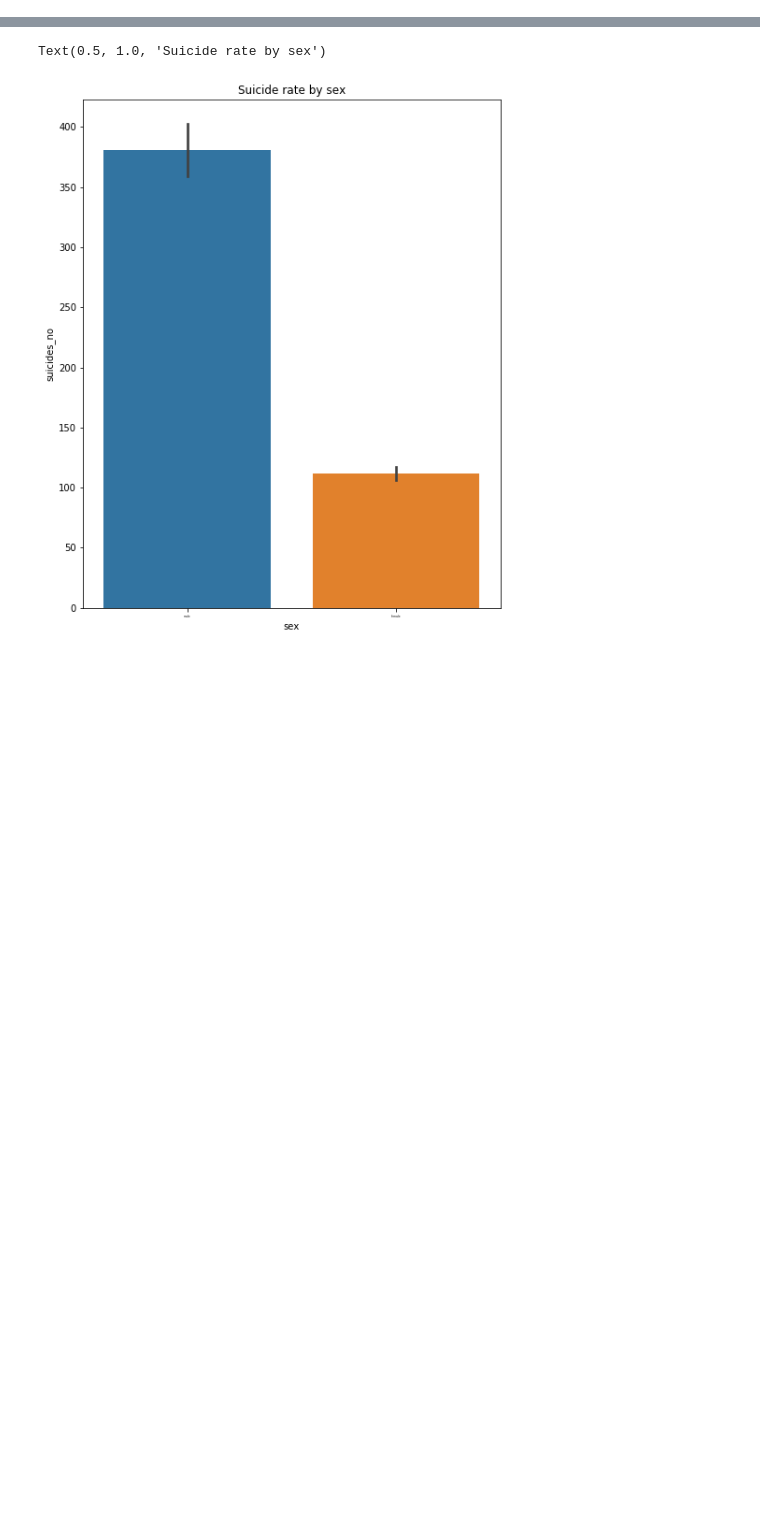
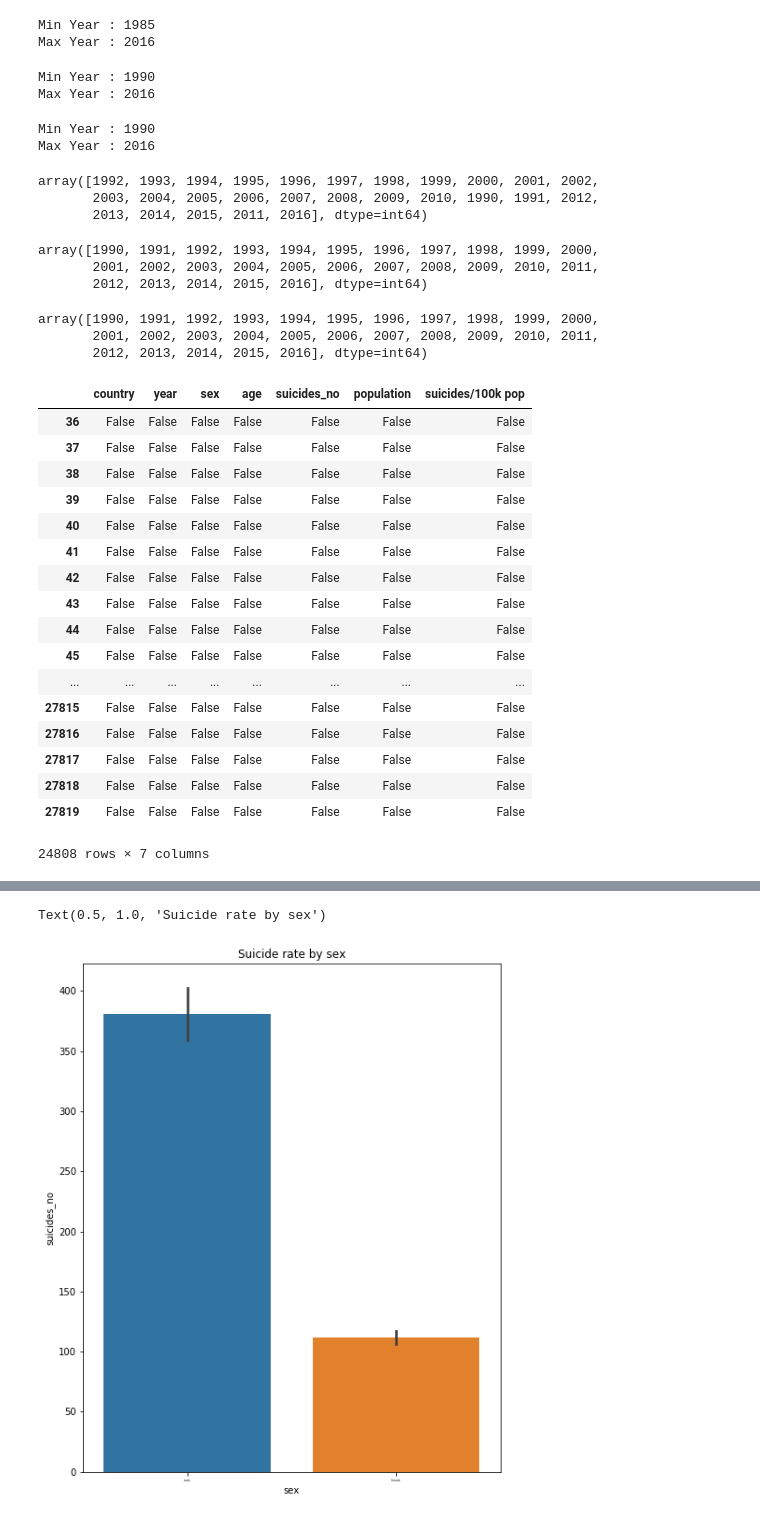
Before and after one commit to ndanni/Suicide_analysis, a Jupyter notebook: project/ndane_capstone_project.ipynb, the cells around one changed output, grey strips where cells are left out. Drawn from its saved outputs; the diff is of its cells as text; code cells hidden in the pictures; blank space fills up the shorter version.

```diff
--- a/project/ndane_capstone_project.ipynb
+++ b/project/ndane_capstone_project.ipynb
@@ -147,0 +71,4 @@ Text(0.5, 1.0, 'Suicide rate by age')
+# %%
+#dropping columns that are not useful in this analysis
+to_drop1 = ['country-year', 'HDI for year', ' gdp_for_year ($) ', 'gdp_per_capita ($)', 'generation']
+suicide_rates.drop(columns=to_drop1, inplace=True)
@@ -147,0 +98,71 @@ Text(0.5, 1.0, 'Suicide rate by age')
+# %%
+#to view the minimum and maximum dates of suicide_rates
+min_year=min(suicide_rates.year)
+max_year=max(suicide_rates.year)
+print('Min Year :',min_year)
+print('Max Year :',max_year)
+# %% [output]
+Min Year : 1985
+Max Year : 2016
+# %%
+#to view the minimum and maximum dates of causes_of_deaths
+min_year=min(causes_of_deaths.Year)
+max_year=max(causes_of_deaths.Year)
+print('Min Year :',min_year)
+print('Max Year :',max_year)
+# %% [output]
+Min Year : 1990
+Max Year : 2016
+# %%
+#to view the minimum and maximum dates of causesOfDeathsByPercentage
+min_year=min(causesOfDeathsByPercentage.Year)
+max_year=max(causesOfDeathsByPercentage.Year)
+print('Min Year :',min_year)
+print('Max Year :',max_year)
+# %% [output]
+Min Year : 1990
+Max Year : 2016
+# %%
+#reducing the year in data1 to 1990 in other to have same year values with other data frame.
+suicide_rates = suicide_rates[suicide_rates.year >= 1990]
+# %%
+#to view the values 'Year'
+suicide_rates['year'].unique()
+# %% [output]
+array([1992, 1993, 1994, 1995, 1996, 1997, 1998, 1999, 2000, 2001, 2002,
+       2003, 2004, 2005, 2006, 2007, 2008, 2009, 2010, 1990, 1991, 2012,
+       2013, 2014, 2015, 2011, 2016], dtype=int64)
+# %%
+causes_of_deaths['Year'].unique()
+# %% [output]
+array([1990, 1991, 1992, 1993, 1994, 1995, 1996, 1997, 1998, 1999, 2000,
+       2001, 2002, 2003, 2004, 2005, 2006, 2007, 2008, 2009, 2010, 2011,
+       2012, 2013, 2014, 2015, 2016], dtype=int64)
+# %%
+causesOfDeathsByPercentage['Year'].unique()
+# %% [output]
+array([1990, 1991, 1992, 1993, 1994, 1995, 1996, 1997, 1998, 1999, 2000,
+       2001, 2002, 2003, 2004, 2005, 2006, 2007, 2008, 2009, 2010, 2011,
+       2012, 2013, 2014, 2015, 2016], dtype=int64)
+# %%
+#to know if there are any missing values in the dataset
+suicide_rates.isnull()
+# %% [output]
+|  | country | year | sex | age | suicides_no | population | suicides/100k pop |
+| 36 | False | False | False | False | False | False | False |
+| 37 | False | False | False | False | False | False | False |
+| 38 | False | False | False | False | False | False | False |
+| 39 | False | False | False | False | False | False | False |
+| 40 | False | False | False | False | False | False | False |
+| 41 | False | False | False | False | False | False | False |
+| 42 | False | False | False | False | False | False | False |
+| 43 | False | False | False | False | False | False | False |
+| 44 | False | False | False | False | False | False | False |
+| 45 | False | False | False | False | False | False | False |
+| ... | ... | ... | ... | ... | ... | ... | ... |
+| 27815 | False | False | False | False | False | False | False |
+| 27816 | False | False | False | False | False | False | False |
+| 27817 | False | False | False | False | False | False | False |
+| 27818 | False | False | False | False | False | False | False |
+| 27819 | False | False | False | False | False | False | False |
+24808 rows × 7 columns
```
Also changed, not shown: parts of 38 cells of this notebook.
